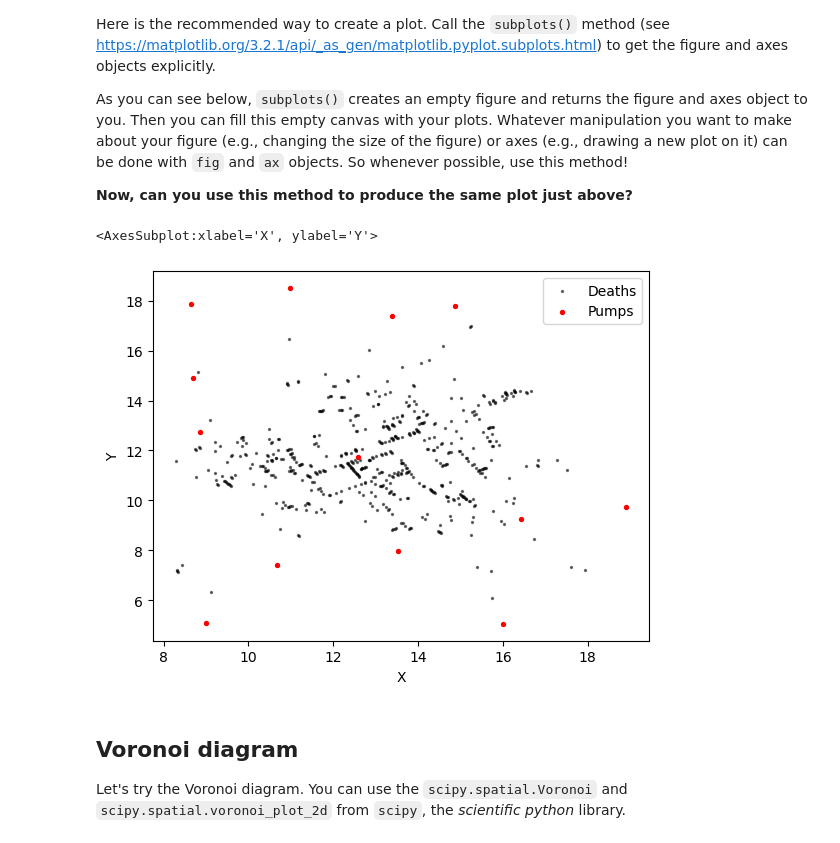
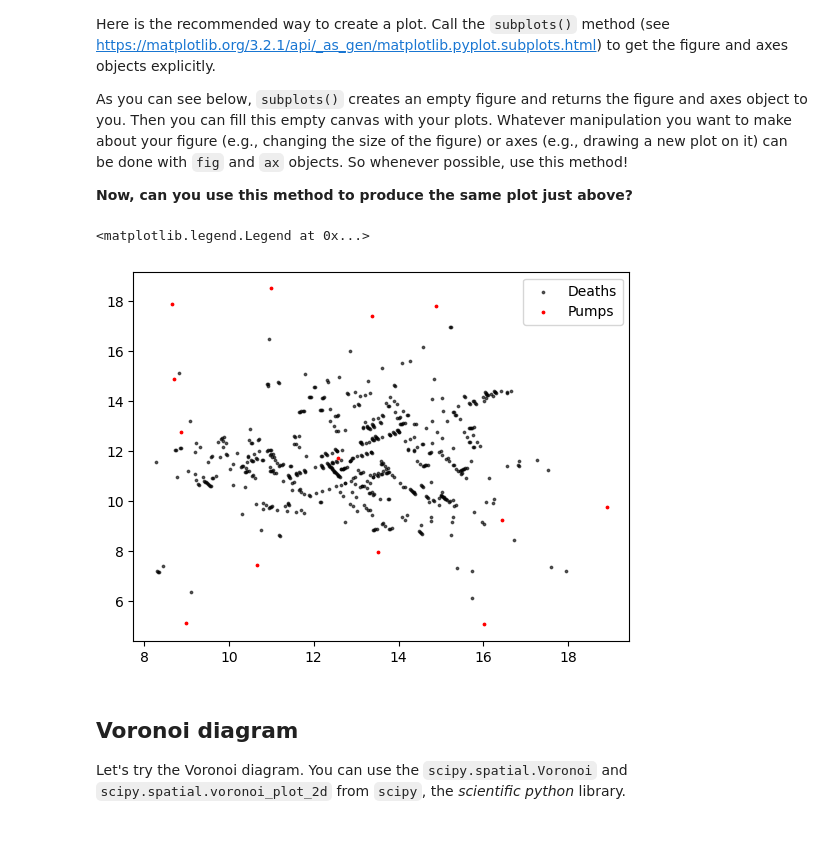
Before and after one commit to DenizIsikli/62444-DataVisualization-Analysis, a Jupyter notebook: Individual_works/dsb_s215775.ipynb, the cells around one changed output. Cells and saved outputs as stored; diff of their text form; code cells hidden in the pictures.

```diff
--- a/Individual_works/dsb_s215775.ipynb
+++ b/Individual_works/dsb_s215775.ipynb
@@ -263,13 +263,14 @@ As you can see below, `subplots()` creates an empty figure and returns the figur
 # %%
 import matplotlib.pyplot as plt
 fig, ax = plt.subplots()
 
 # your code here
-death_df.plot(x='X', y='Y', s=2, c='black', alpha=0.5, kind='scatter', label='Deaths', ax=ax) #Made axes for death_df
-pump_df.plot(x='X', y='Y', kind='scatter', c='red', s=8, label='Pumps', ax=ax) #Made axes for pump_df
+ax.scatter(death_df['X'], death_df['Y'], s=3, c='black', alpha=0.6, label='Deaths') #Use ax.scatter for subplots
+ax.scatter(pump_df['X'], pump_df['Y'], s=3, c='red', label='Pumps') #Use ax.scatter for subplots
+ax.legend() #add legend for readability
 # %% [output]
-<AxesSubplot:xlabel='X', ylabel='Y'>
+<matplotlib.legend.Legend at 0x...>
-[figure, old version]
+[figure, new version]
 # %% [markdown]
 ## Voronoi diagram
 
```
